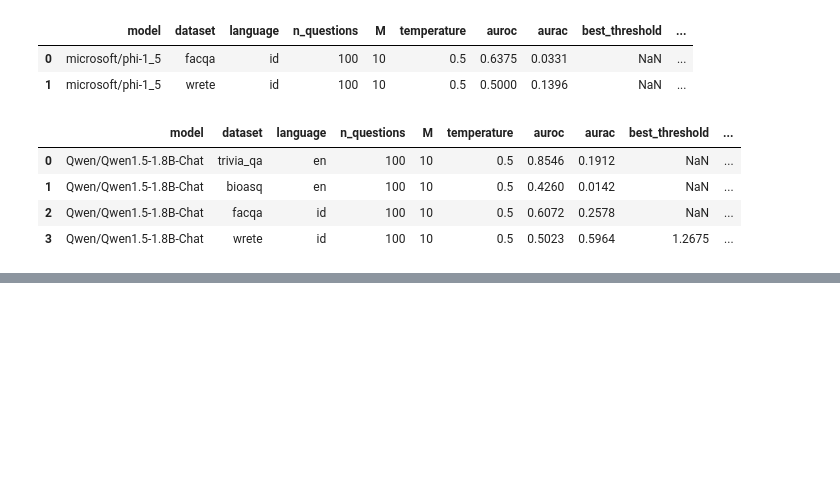
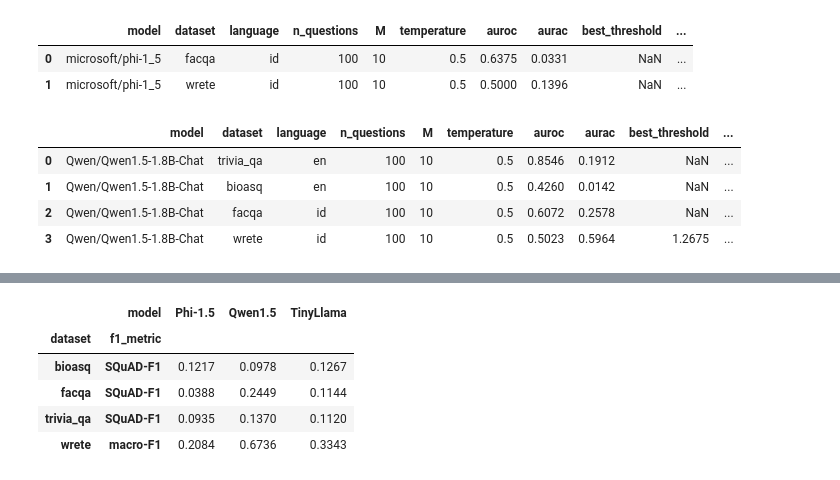
Before and after one commit to StievenLee/Detection-Hallucination-SLM, a Jupyter notebook: src/visualize_se_baseline.ipynb, the cells around one changed output, grey strips where cells are left out. Cells and saved outputs as stored; diff of their text form; code cells hidden in the pictures; blank space fills up the shorter version.

```diff
--- a/src/visualize_se_baseline.ipynb
+++ b/src/visualize_se_baseline.ipynb
@@ -38,0 +193,24 @@ result_qwen
+# %%
+# Pivot: baris = dataset, kolom = model, nilai = F1 (siap salin ke Tabel F1 paper)
+def short_model(m):
+    m = str(m).lower()
+    if 'tinyllama' in m: return 'TinyLlama'
+    if 'phi'       in m: return 'Phi-1.5'
+    if 'qwen'      in m: return 'Qwen1.5'
+    return m
+
+if not f1_table.empty:
+    t = f1_table.copy()
+    t['model'] = t['model'].map(short_model)
+    pivot_f1 = t.pivot_table(index=['dataset', 'f1_metric'],
+                             columns='model', values='f1', aggfunc='first')
+    display(pivot_f1)
+else:
+    print('f1_table kosong.')
+# %% [output]
+|  | model | Phi-1.5 | Qwen1.5 | TinyLlama |
+| dataset | f1_metric |  |  |  |
+| bioasq | SQuAD-F1 | 0.1217 | 0.0978 | 0.1267 |
+| facqa | SQuAD-F1 | 0.0388 | 0.2449 | 0.1144 |
+| trivia_qa | SQuAD-F1 | 0.0935 | 0.1370 | 0.1120 |
+| wrete | macro-F1 | 0.2084 | 0.6736 | 0.3343 |
```
Also changed, not shown: parts of 4 cells of this notebook.
